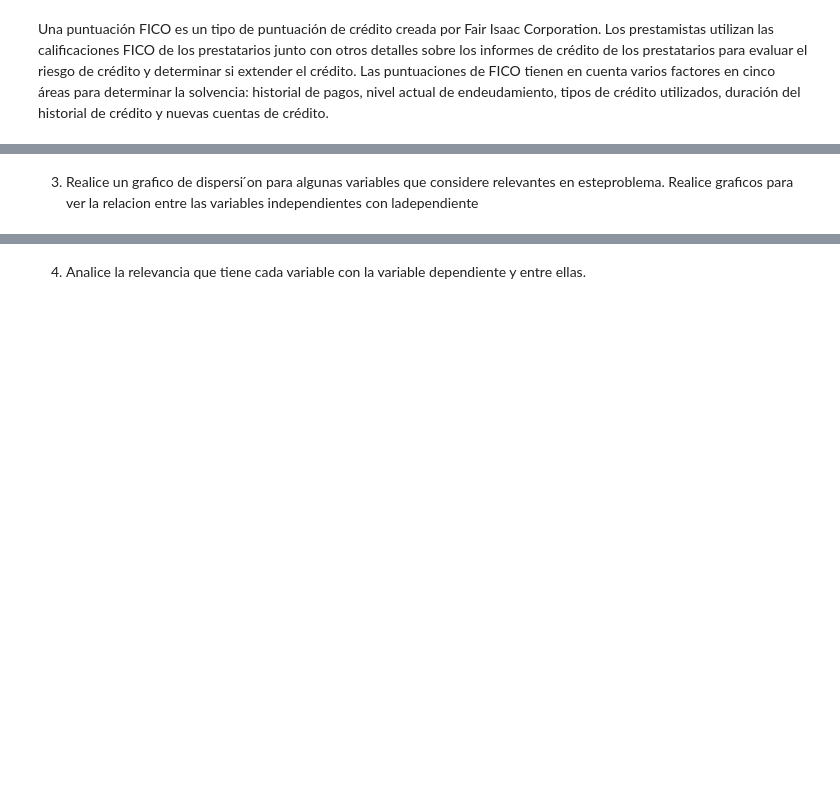
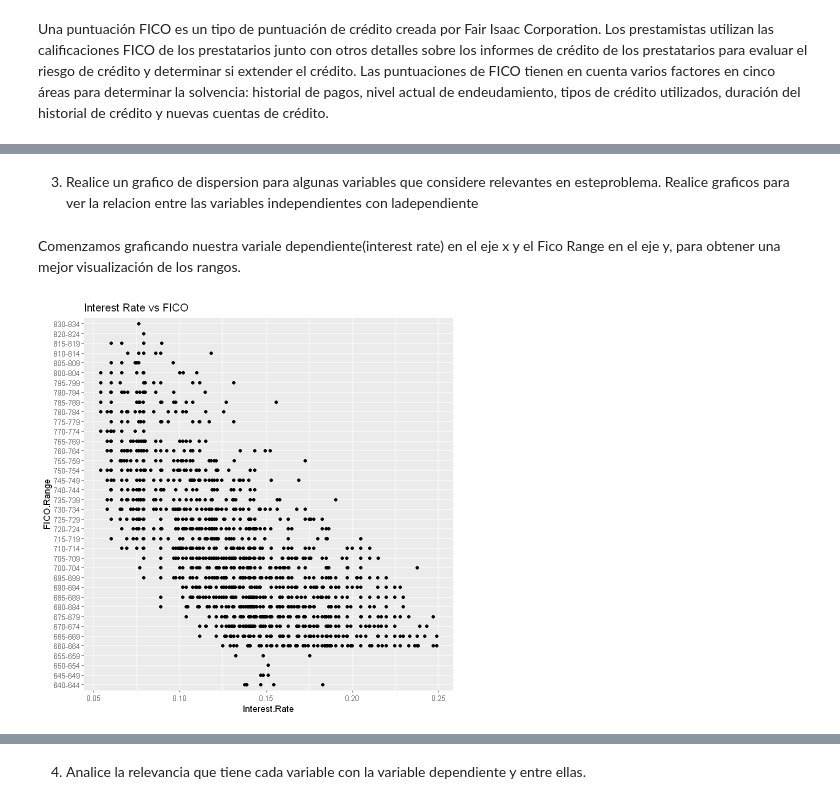
Before and after one commit to SebasUrbina/Tarea2estadistica, a Jupyter notebook: Tarea2_v2.ipynb, the cells around one changed output, grey strips where cells are left out. Drawn from its saved outputs; the diff is of its cells as text; code cells hidden in the pictures; blank space fills up the shorter version.

```diff
--- a/Tarea2_v2.ipynb
+++ b/Tarea2_v2.ipynb
@@ -156,2 +148,9 @@ https://www.investopedia.com/terms/f/ficoscore.asp
 # %% [markdown]
-3. Realice un grafico de dispersi ́on para algunas variables que considere relevantes en esteproblema. Realice graficos para ver la relacion entre las variables independientes con ladependiente
+3. Realice un grafico de dispersion para algunas variables que considere relevantes en esteproblema. Realice graficos para ver la relacion entre las variables independientes con ladependiente
+# %% [markdown]
+Comenzamos graficando nuestra variale dependiente(interest rate) en el eje x y el Fico Range en el eje y, para obtener una mejor visualización de los rangos.
+# %%
+g1 <- ggplot(df, aes(y= FICO.Range , x = Interest.Rate )) + geom_point() + ggtitle('Interest Rate vs FICO')
+g1
+# %% [output]
+[figure, added]
```
Also changed, not shown: parts of 8 cells of this notebook.
